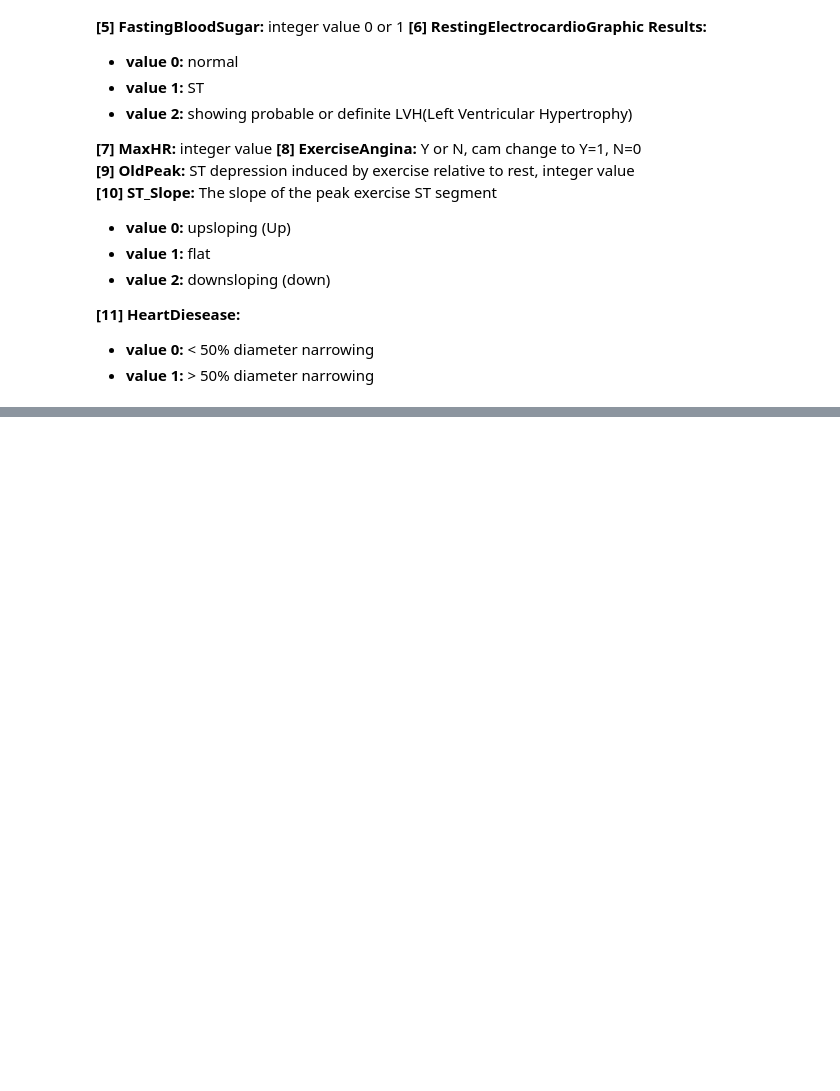
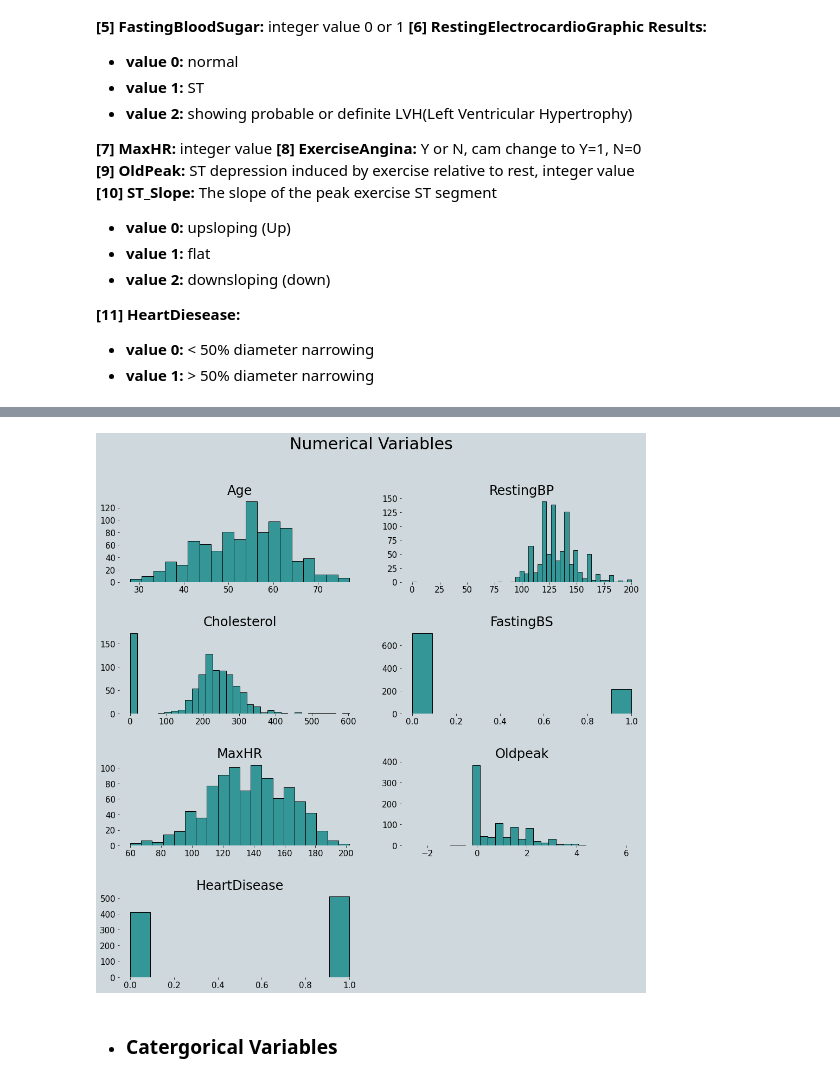
Before and after one commit to GigiOtoya/CSc447ML, a Jupyter notebook: Assignments/Final/Heart_failure_Prediction.ipynb, the cells around one changed output, grey strips where cells are left out. Cells and saved outputs as stored; diff of their text form; code cells hidden in the pictures; blank space fills up the shorter version.

Commit message:
created charts

```diff
--- a/Assignments/Final/Heart_failure_Prediction.ipynb
+++ b/Assignments/Final/Heart_failure_Prediction.ipynb
@@ -78,0 +120,13 @@ dtype: int64
+# %%
+def figDesign():
+    plt.xlabel('')
+    plt.ylabel('')
+    plt.yticks(fontsize=15, color='black')
+    plt.xticks(fontsize=15, color='black')
+    plt.box(False)
+    plt.title(i[1], fontsize=24, color='black')
+    plt.tight_layout(pad=4.0)
+# %%
+numVar = df.select_dtypes(exclude='object')
+numVarHeader = numVar.columns
+numVar
@@ -78,0 +147,14 @@ dtype: int64
+# %%
+fig, ax = plt.subplots(figsize =(15, 15))
+fig.patch.set_facecolor('#CFD8DC')
+
+# enumerate returns two values: the index in i[0] and the value in i[1]
+for i in (enumerate(numVarHeader)):
+    plt.subplot(4, 2, i[0]+1)
+    sns.histplot(x = i[1], data = df, color='teal', edgecolor='black')
+    figDesign()
+    plt.suptitle('Numerical Variables', fontsize=30)
+# %% [output]
+[figure, added]
+# %% [markdown]
+* ### Catergorical Variables
```
Also changed, not shown: parts of 18 cells of this notebook.
